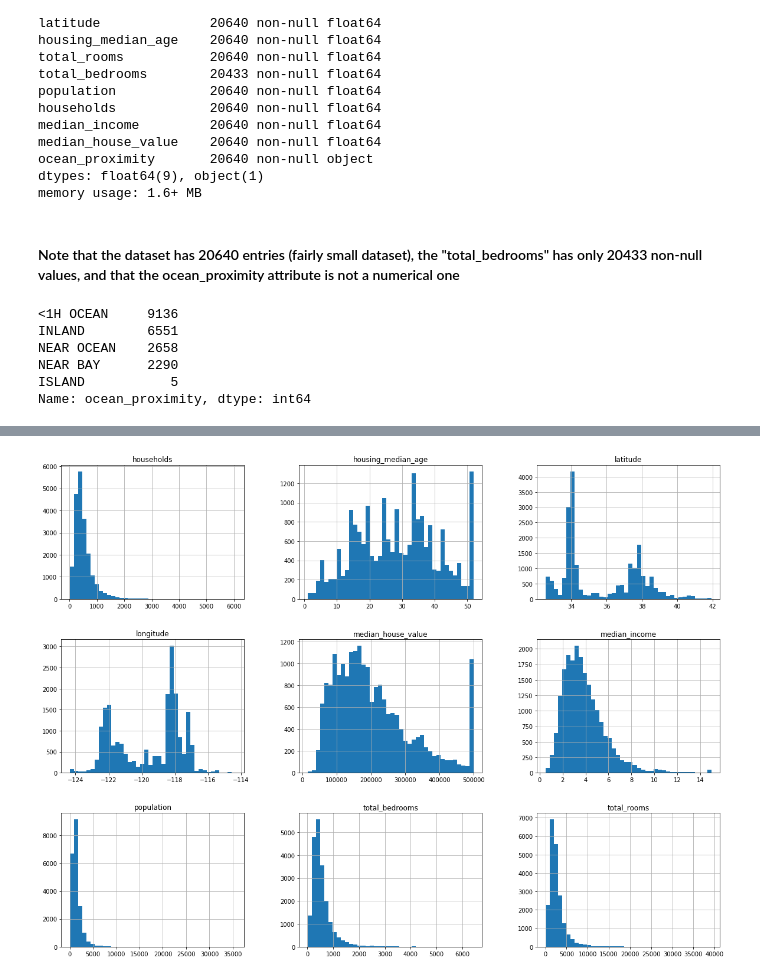
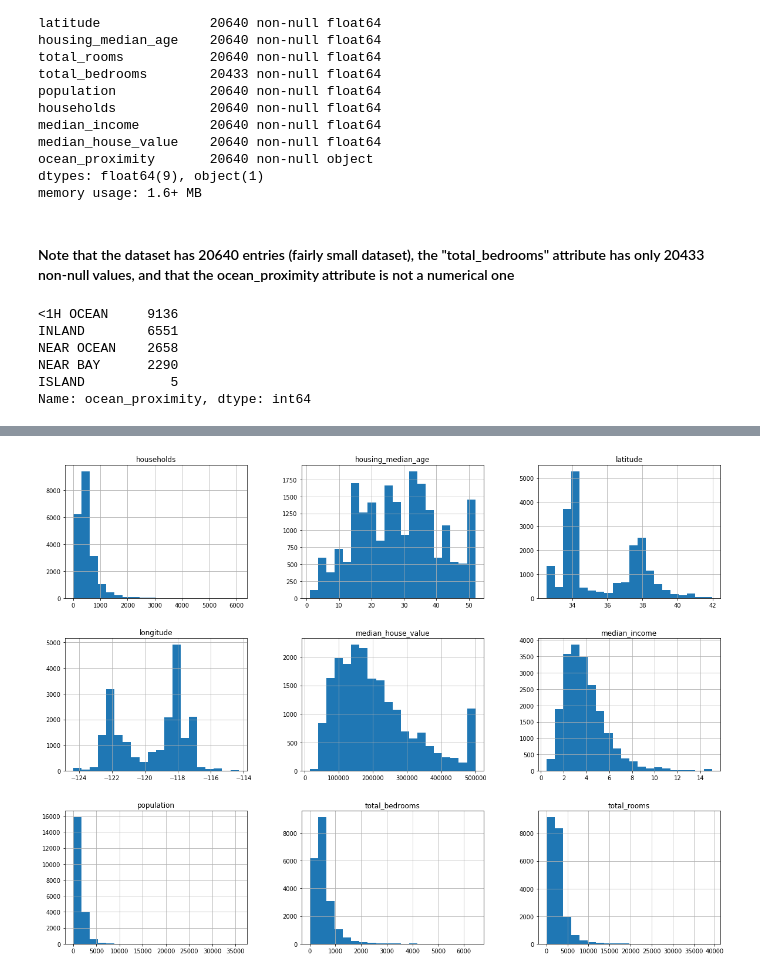
Before and after one commit to adrianpintilie96/California-housing-prices, a Jupyter notebook: California Housing Prices.ipynb, the cells around one changed output, grey strips where cells are left out. Saved outputs shown, nothing was run; the diff lists cells and outputs as text; code cells hidden in the pictures.

```diff
--- a/California Housing Prices.ipynb
+++ b/California Housing Prices.ipynb
@@ -102,7 +102,7 @@ ocean_proximity       20640 non-null object
 dtypes: float64(9), object(1)
 memory usage: 1.6+ MB
 # %% [markdown]
-#### Note that the dataset has 20640 entries (fairly small dataset), the "total_bedrooms" has only 20433 non-null values, and that the ocean_proximity attribute is not a numerical one
+#### Note that the dataset has 20640 entries (fairly small dataset), the "total_bedrooms" attribute has only 20433 non-null values, and that the ocean_proximity attribute is not a numerical one
 # %%
 data['ocean_proximity'].value_counts()
 # %% [output]
@@ -127,9 +127,9 @@ data.describe()
 # %%
 %matplotlib inline
 
 import matplotlib.pyplot as plt
 
-data.hist(bins=40, figsize=(20, 15))
+data.hist(bins=20, figsize=(20, 15))
 plt.show()
 # %% [output]
-[figure, old version]
+[figure, new version]
```
Also changed, not shown: parts of 10 cells of this notebook.
